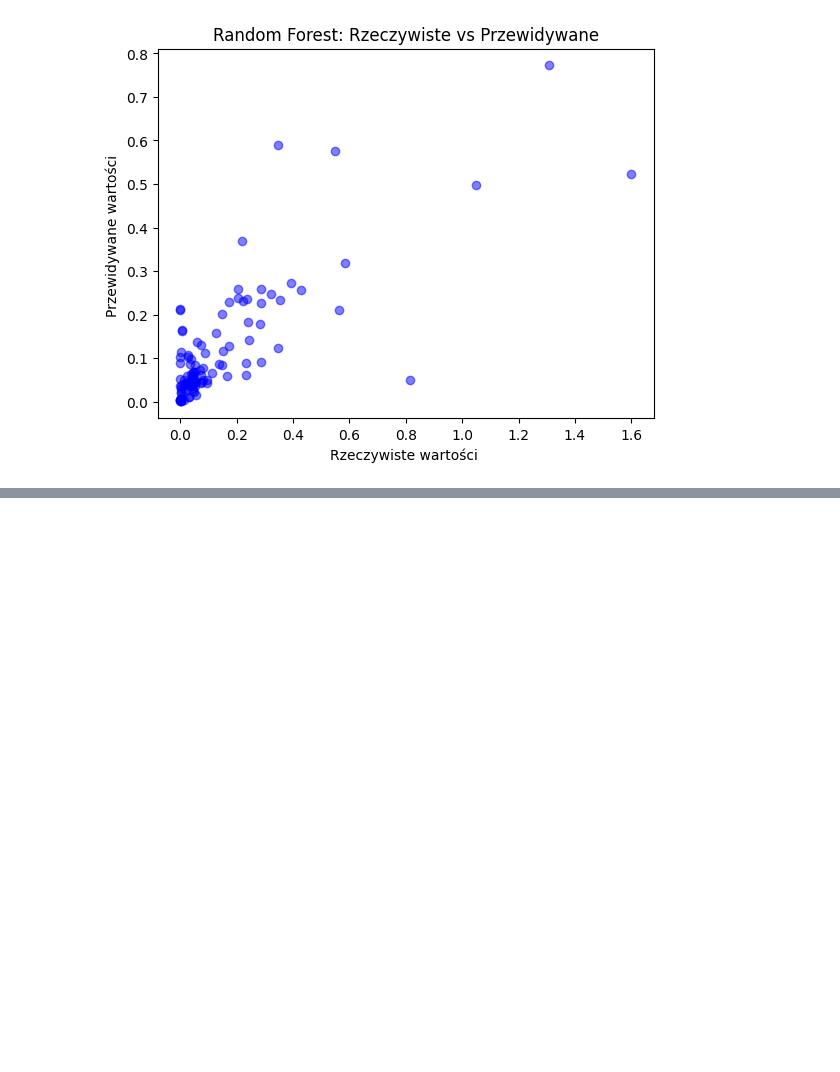
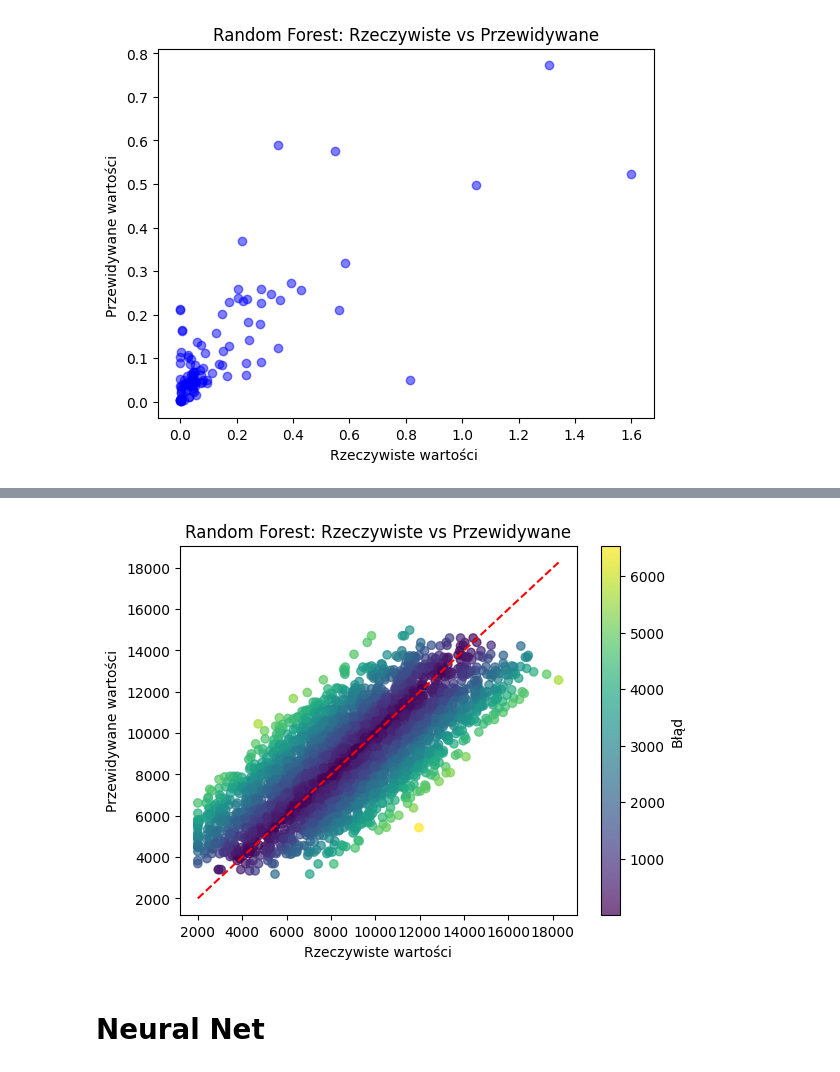
Before and after one commit to hgf700/Python-scikit-learn-alg, a Jupyter notebook: llmy/Untitled.ipynb, the cells around one changed output, grey strips where cells are left out. Cells and saved outputs as stored; diff of their text form; code cells hidden in the pictures; blank space fills up the shorter version.

Commit message:
random forest

```diff
--- a/llmy/Untitled.ipynb
+++ b/llmy/Untitled.ipynb
@@ -1726,3 +1726,78 @@ Cross-Validation R^2 Scores: [0.59851821 0.39688677 0.36958629 0.43030206 0.2779
 R^2: 0.54
 Mean Absolute Error: 0.08
 [figure]
+# %%
+import pandas as pd
+from sklearn.model_selection import train_test_split, cross_val_score, KFold
+from sklearn.ensemble import RandomForestRegressor
+from sklearn.preprocessing import StandardScaler
+from sklearn.metrics import mean_absolute_error, r2_score
+from sklearn.preprocessing import LabelEncoder
+import matplotlib.pyplot as plt
+import numpy as np
+
+# Wczytanie danych
+csv_path = r'C:\Users\USER098\Documents\GitHub\Python-scikit-learn-alg\llmy\archive\carprice.csv'
+df = pd.read_csv(csv_path)
+
+label_encoder = LabelEncoder()
+df['Brandscalled'] = label_encoder.fit_transform(df['Brand'])
+df['Transmissionscalled'] = label_encoder.fit_transform(df['Transmission'])
+df['Fuel_Typescalled'] = label_encoder.fit_transform(df['Fuel_Type'])
+
+scaler = StandardScaler()
+X[['Year', 'Engine_Size']] = scaler.fit_transform(X[['Year', 'Engine_Size']])
+
+
+# Wybór cech i zmiennej docelowej
+X = df[['Year', 'Engine_Size']]
+y = df['Price']
+
+# Korelacja z ceną
+corelation = df[['Brandscalled', 'Year', 'Engine_Size', 'Fuel_Typescalled', 'Transmissionscalled', 'Mileage', 'Doors', 'Owner_Count', 'Price']].corr()['Price']
+print(corelation)
+df.head()
+
+# Podział danych na zbiór treningowy i testowy
+X_train, X_test, y_train, y_test = train_test_split(X, y, random_state=41, test_size=0.3)
+
+# Trening modelu
+rf = RandomForestRegressor(n_estimators=100, max_depth=10, random_state=41)
+rf.fit(X_train, y_train)
+
+# Przewidywanie
+y_pred = rf.predict(X_test)
+
+# Ocena modelu
+r2_test = r2_score(y_test, y_pred)
+print(f"R^2 on test set: {r2_test}")
+
+# Walidacja krzyżowa
+kfold = KFold(n_splits=5, shuffle=True, random_state=41)
+walidacja = cross_val_score(rf, X_train, y_train, cv=kfold, scoring='r2')
+print(f'Cross-Validation R^2 Scores: {walidacja}')
+
+# Drukowanie wyników
+print(f'R^2: {rf.score(X_test, y_test):.2f}')
+print(f'Mean Absolute Error: {mean_absolute_error(y_test, y_pred):.2f}')
+
+# Obliczanie błędu (różnica między rzeczywistymi a przewidywanymi wartościami)
+errors = np.abs(y_test - y_pred)
+
+# Użycie mapy kolorów na podstawie błędu
+plt.scatter(y_test, y_pred, c=errors, cmap='viridis', alpha=0.7)
+
+# Dodanie linii tożsamości (gdzie przewidywana wartość = rzeczywista wartość)
+plt.plot([min(y_test), max(y_test)], [min(y_test), max(y_test)], color='red', linestyle='--')
+
+# Etykiety i tytuł
+plt.xlabel('Rzeczywiste wartości')
+plt.ylabel('Przewidywane wartości')
+plt.title('Random Forest: Rzeczywiste vs Przewidywane')
+
+# Dodanie paska kolorów
+plt.colorbar(label='Błąd')
+
+# Wyświetlenie wykresu
+plt.show()
+# %% [output]
@@ -1728,0 +1818,3 @@ Mean Absolute Error: 0.08
+[figure, added]
+# %% [markdown]
+# Neural Net
```
Also changed, not shown: parts of 1 cell of this notebook.
